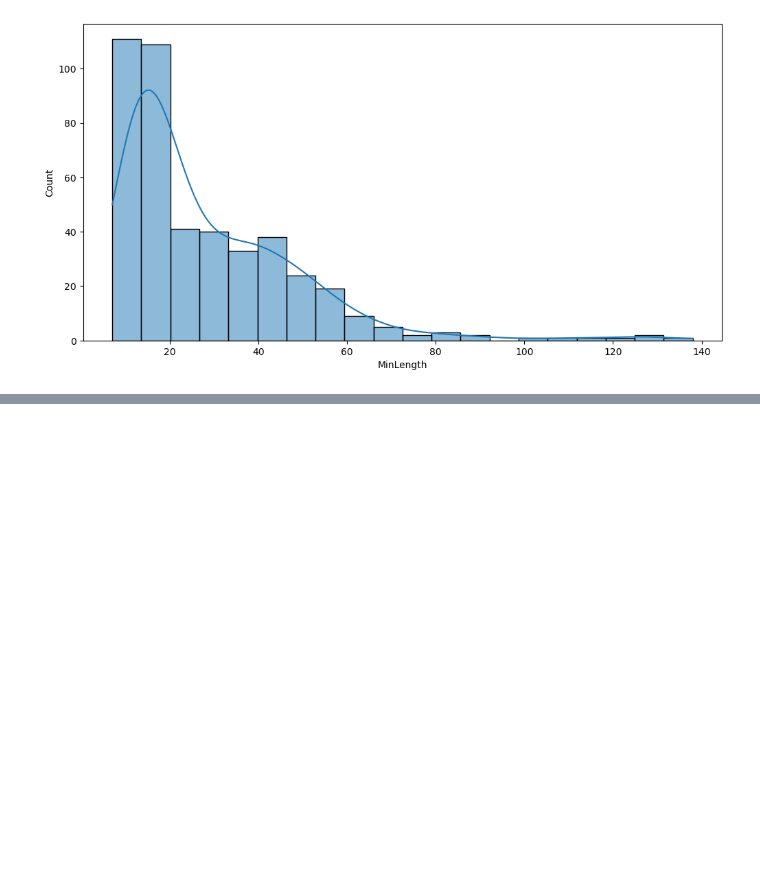
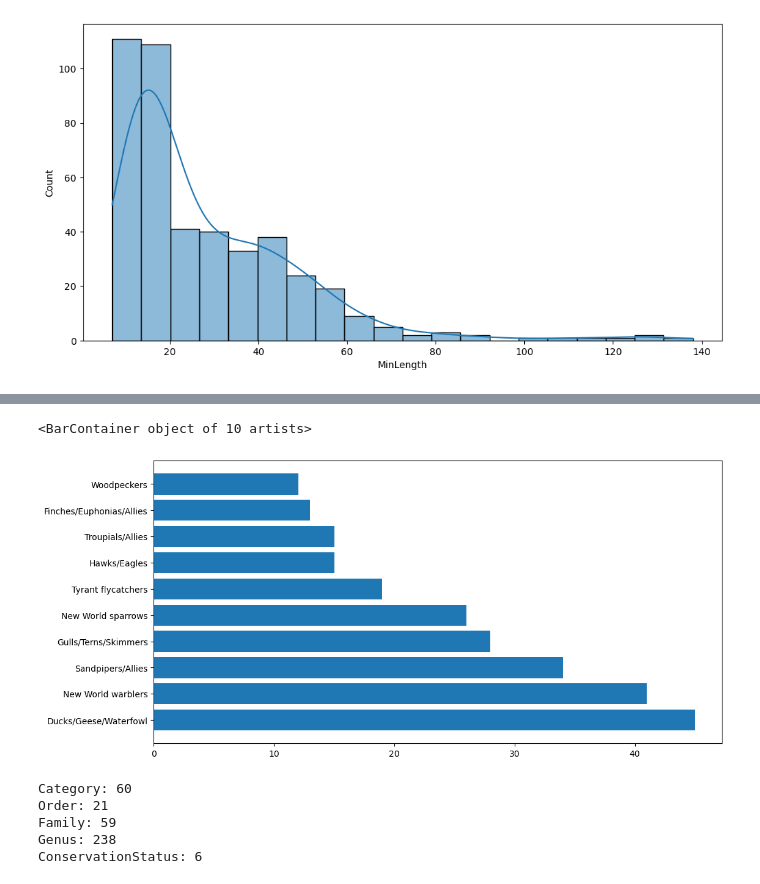
Before and after one commit to yldrmgaye/gayesu, a Jupyter notebook: 3-week-studies-1.ipynb, the cells around one changed output, grey strips where cells are left out. Saved outputs shown, nothing was run; the diff lists cells and outputs as text; code cells hidden in the pictures; blank space fills up the shorter version.

```diff
--- a/3-week-studies-1.ipynb
+++ b/3-week-studies-1.ipynb
@@ -248,0 +274,24 @@ sns.regplot(
+# %%
+#barh horizontal bar y width(x ekseni)
+plt.barh(y = birds["Category"].value_counts().sort_values(ascending=False).iloc[0:10].index,
+         width =birds["Family"].value_counts().sort_values(ascending=False).iloc[0:10].values)
+# %% [output]
+<BarContainer object of 10 artists>
+[figure, added]
+# %%
+cat_cols=[
+    'Category',
+    'Order',
+    'Family',
+    'Genus',
+    'ConservationStatus'
+]
+for i in cat_cols:
+    a=birds[i].nunique()
+    print(f"{i}: {a}")
+# %% [output]
+Category: 60
+Order: 21
+Family: 59
+Genus: 238
+ConservationStatus: 6
```
Also changed, not shown: parts of 14 cells of this notebook.
